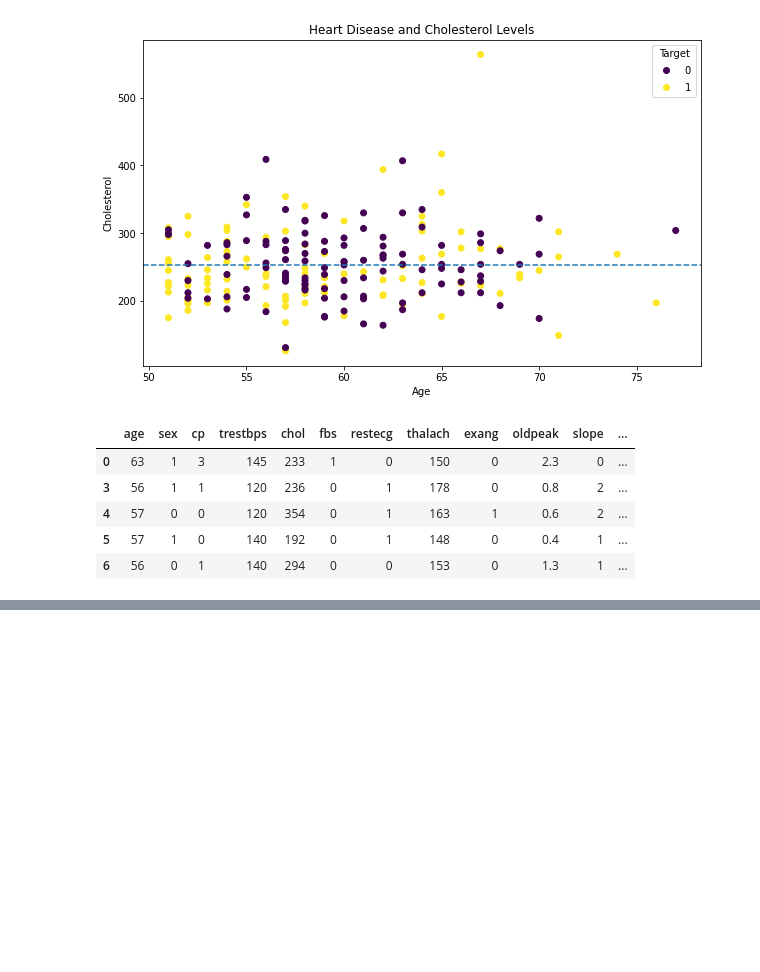
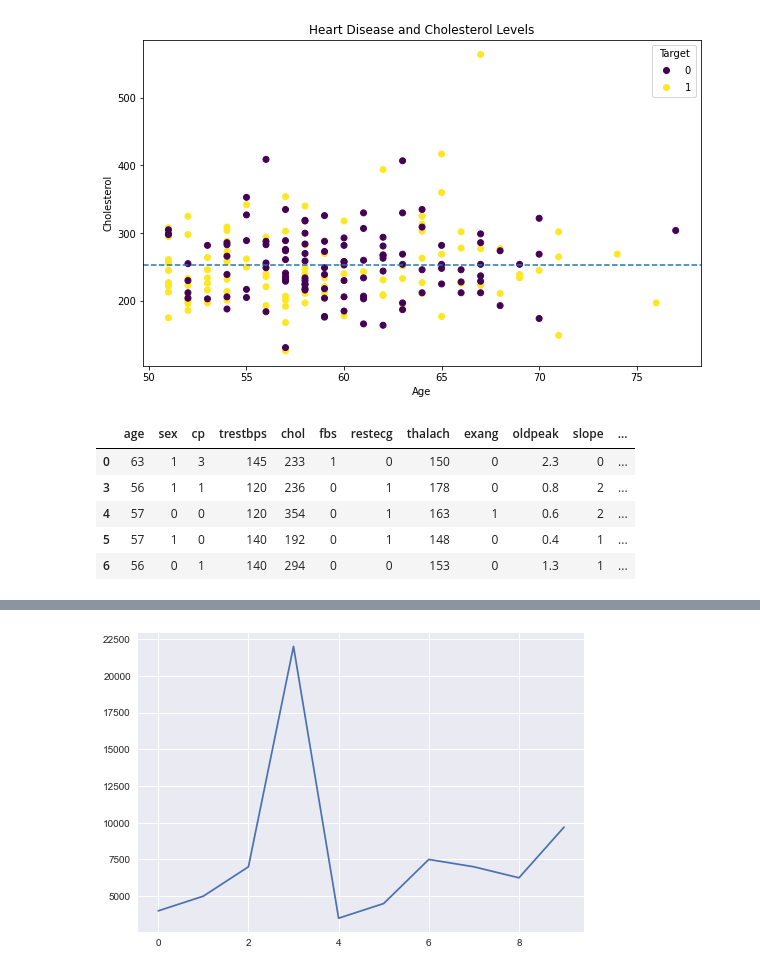
Before and after one commit to cwg7/Matplotlib-works, a Jupyter notebook: matplotlib_Overview.ipynb, the cells around one changed output, grey strips where cells are left out. Cells and saved outputs as stored; diff of their text form; code cells hidden in the pictures; blank space fills up the shorter version.

```diff
--- a/matplotlib_Overview.ipynb
+++ b/matplotlib_Overview.ipynb
@@ -537,0 +580,6 @@ fig.suptitle("Heart Disease Analysis", fontsize=16, fontweight="bold");
+# %%
+plt.style.use('seaborn')
+# %%
+car_sales["Price"].plot();
+# %% [output]
+[figure, added]
```
Also changed, not shown: parts of 17 cells of this notebook.
